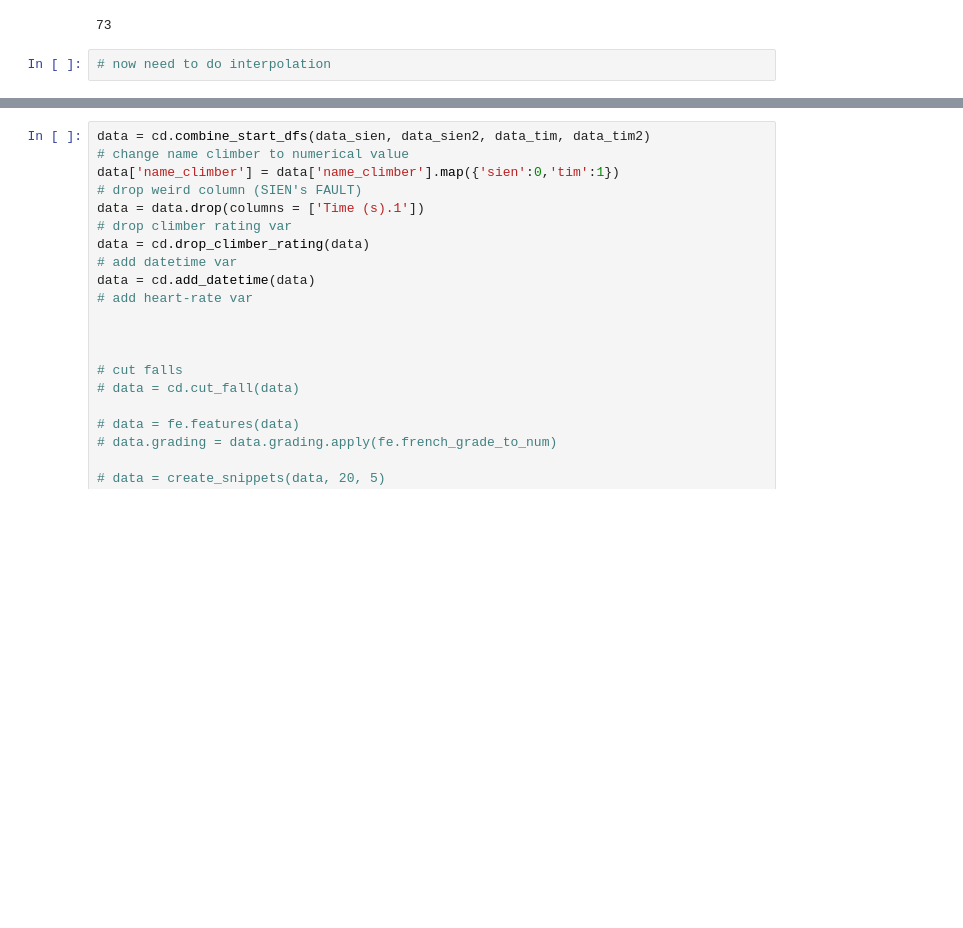
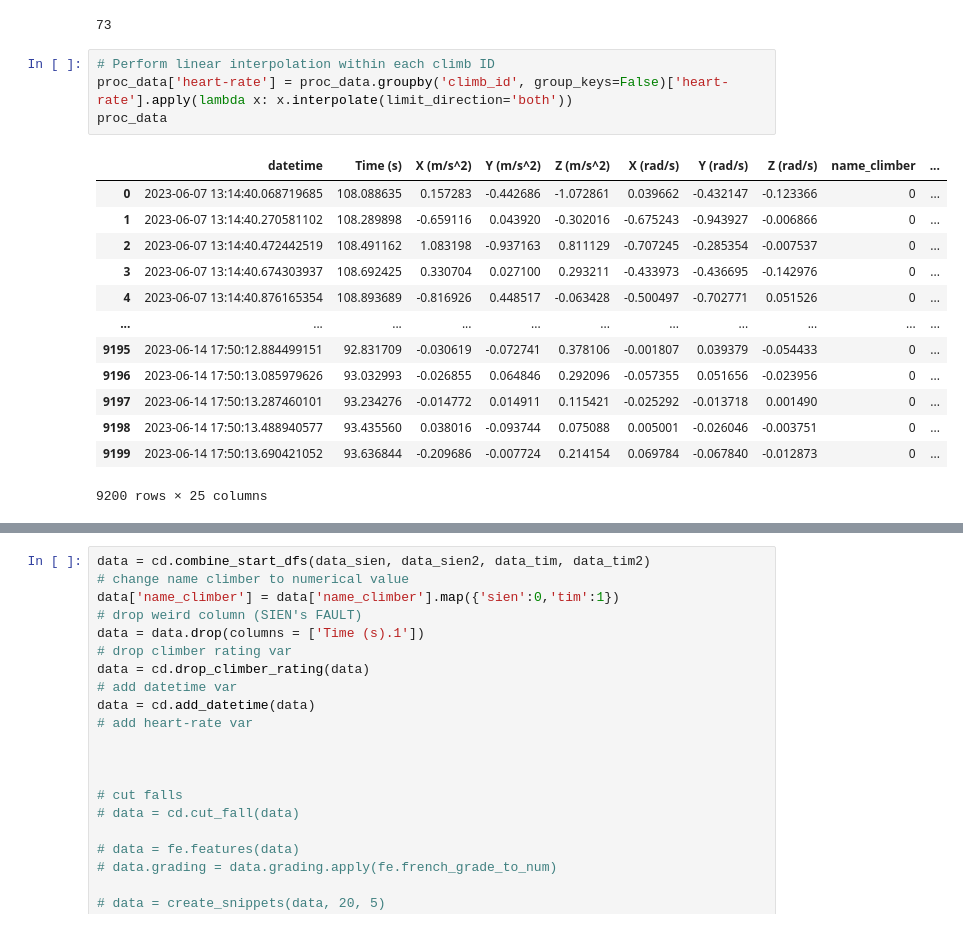
Before and after one commit to timmooren/ML4QS, a Jupyter notebook: ryo.ipynb, the cells around one changed output, grey strips where cells are left out. Cells and saved outputs as stored; diff of their text form; blank space fills up the shorter version.

Commit message:
datetime function finally added

```diff
--- a/ryo.ipynb
+++ b/ryo.ipynb
@@ -77,5 +78,21 @@ proc_data
 proc_data['heart-rate'].nunique()
 # %% [output]
 73
-# %%
-# now need to do interpolation
+# %%
+# Perform linear interpolation within each climb ID
+proc_data['heart-rate'] = proc_data.groupby('climb_id', group_keys=False)['heart-rate'].apply(lambda x: x.interpolate(limit_direction='both'))
+proc_data
+# %% [output]
+|  | datetime | Time (s) | X (m/s^2) | Y (m/s^2) | Z (m/s^2) | X (rad/s) | Y (rad/s) | Z (rad/s) | name_climber | ... |
+| 0 | 2023-06-07 13:14:40.068719685 | 108.088635 | 0.157283 | -0.442686 | -1.072861 | 0.039662 | -0.432147 | -0.123366 | 0 | ... |
+| 1 | 2023-06-07 13:14:40.270581102 | 108.289898 | -0.659116 | 0.043920 | -0.302016 | -0.675243 | -0.943927 | -0.006866 | 0 | ... |
+| 2 | 2023-06-07 13:14:40.472442519 | 108.491162 | 1.083198 | -0.937163 | 0.811129 | -0.707245 | -0.285354 | -0.007537 | 0 | ... |
+| 3 | 2023-06-07 13:14:40.674303937 | 108.692425 | 0.330704 | 0.027100 | 0.293211 | -0.433973 | -0.436695 | -0.142976 | 0 | ... |
+| 4 | 2023-06-07 13:14:40.876165354 | 108.893689 | -0.816926 | 0.448517 | -0.063428 | -0.500497 | -0.702771 | 0.051526 | 0 | ... |
+| ... | ... | ... | ... | ... | ... | ... | ... | ... | ... | ... |
+| 9195 | 2023-06-14 17:50:12.884499151 | 92.831709 | -0.030619 | -0.072741 | 0.378106 | -0.001807 | 0.039379 | -0.054433 | 0 | ... |
+| 9196 | 2023-06-14 17:50:13.085979626 | 93.032993 | -0.026855 | 0.064846 | 0.292096 | -0.057355 | 0.051656 | -0.023956 | 0 | ... |
+| 9197 | 2023-06-14 17:50:13.287460101 | 93.234276 | -0.014772 | 0.014911 | 0.115421 | -0.025292 | -0.013718 | 0.001490 | 0 | ... |
+| 9198 | 2023-06-14 17:50:13.488940577 | 93.435560 | 0.038016 | -0.093744 | 0.075088 | 0.005001 | -0.026046 | -0.003751 | 0 | ... |
+| 9199 | 2023-06-14 17:50:13.690421052 | 93.636844 | -0.209686 | -0.007724 | 0.214154 | 0.069784 | -0.067840 | -0.012873 | 0 | ... |
+9200 rows × 25 columns
```
Also changed, not shown: parts of 4 cells of this notebook, 1 other file.
